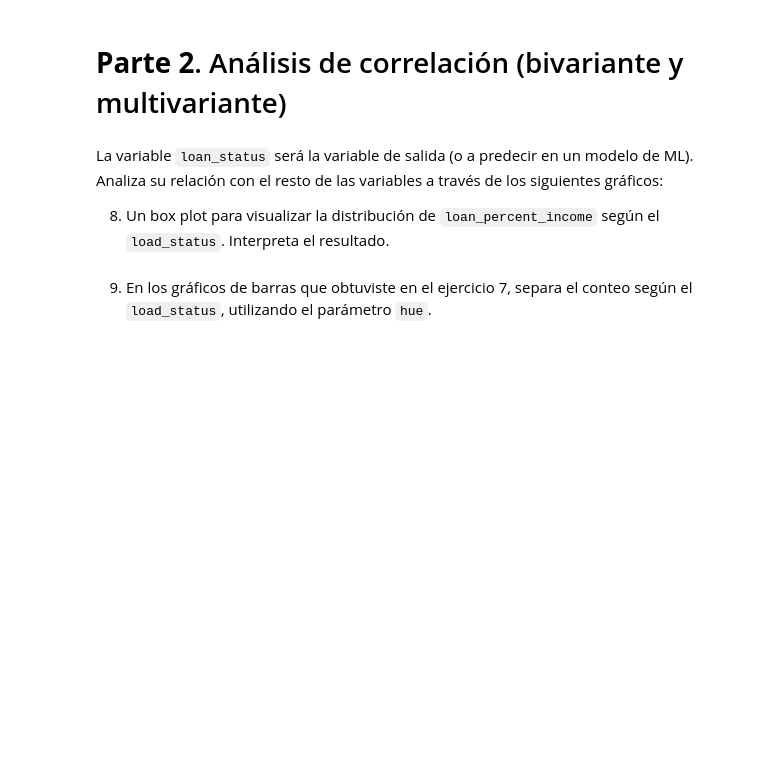
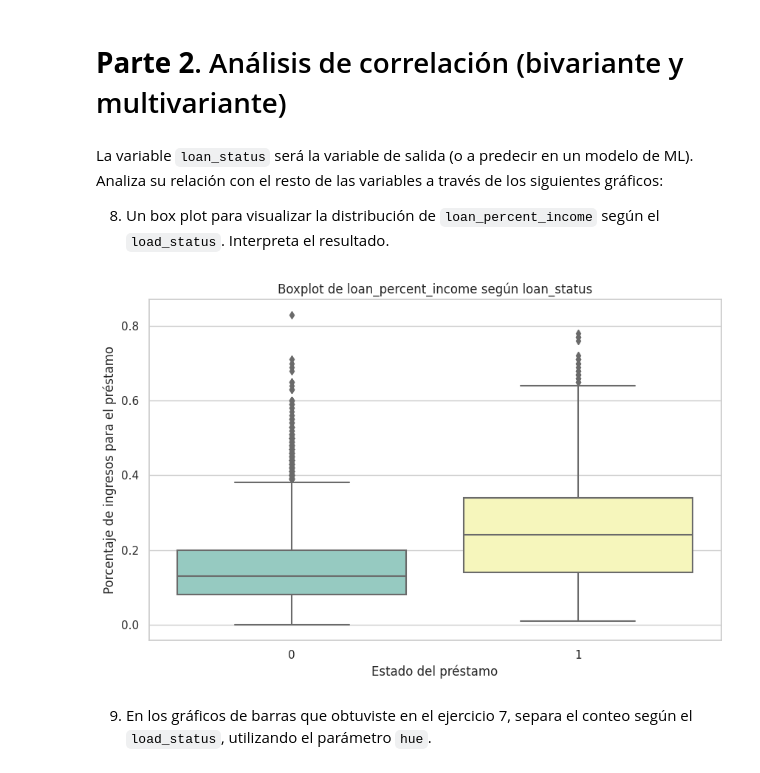
Before and after one commit to A01795331/estefania, a Jupyter notebook: Actividad4EDA.ipynb, the cells around one changed output. Drawn from its saved outputs; the diff is of its cells as text; code cells hidden in the pictures; blank space fills up the shorter version.

```diff
--- a/Actividad4EDA.ipynb
+++ b/Actividad4EDA.ipynb
@@ -99,5 +287,16 @@ IQR_outliers
 La variable `loan_status` será la variable de salida (o a predecir en un modelo de ML). Analiza su relación con el resto de las variables a través de los siguientes gráficos:
 
 8. Un box plot para visualizar la distribución de `loan_percent_income` según el `load_status`. Interpreta el resultado.
+# %%
+
+# Boxplot de loan_percent_income según loan_status
+plt.figure(figsize=(10, 6))
+sns.boxplot(x='loan_status', y='loan_percent_income', data=df, palette="Set3")
+plt.title('Boxplot de loan_percent_income según loan_status')
+plt.xlabel('Estado del préstamo')
+plt.ylabel('Porcentaje de ingresos para el préstamo')
+plt.show()
+# %% [output]
+[figure, added]
 # %% [markdown]
  9. En los gráficos de barras que obtuviste en el ejercicio 7, separa el conteo según el `load_status`, utilizando el parámetro `hue`.
```
Also changed, not shown: parts of 8 cells of this notebook.
